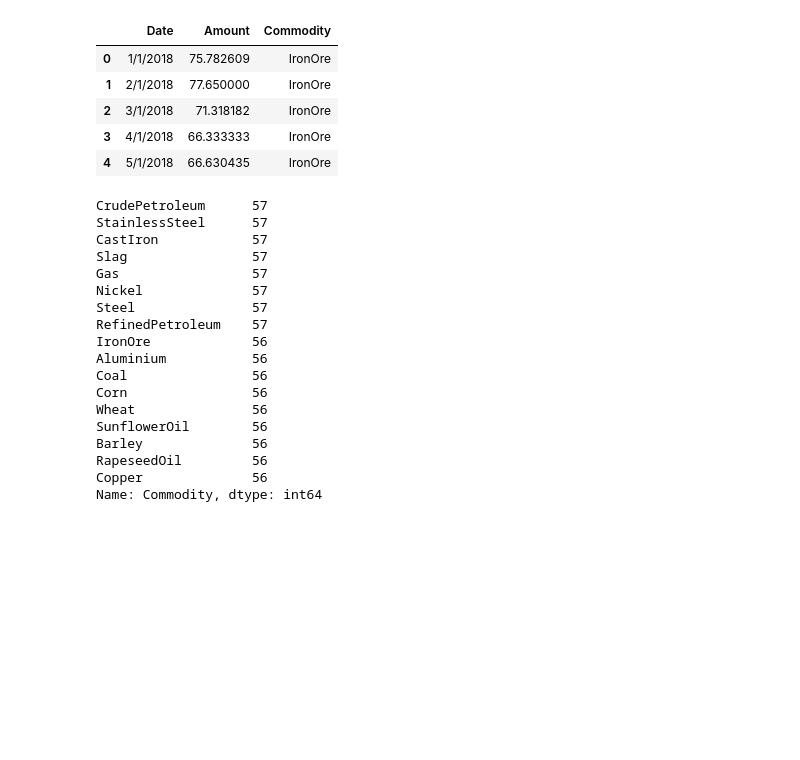
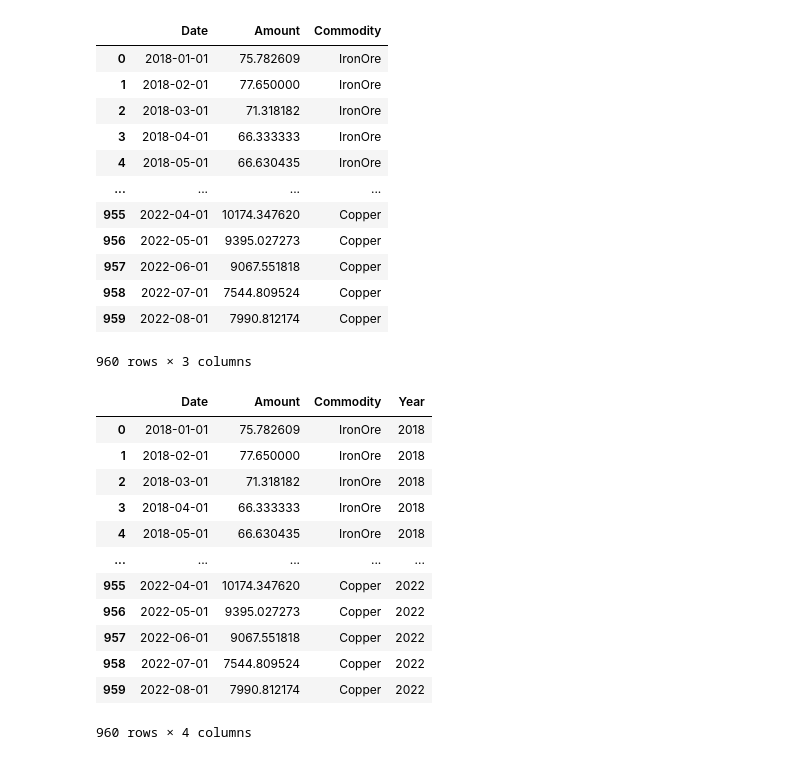
Before and after one commit to leezael/TeamTrifecta_CS504, a Jupyter notebook: scripts/commodity_prices.ipynb, the cells around one changed output. Saved outputs shown, nothing was run; the diff lists cells and outputs as text; code cells hidden in the pictures; blank space fills up the shorter version.

```diff
--- a/scripts/commodity_prices.ipynb
+++ b/scripts/commodity_prices.ipynb
@@ -6,35 +7,38 @@ import matplotlib.pyplot as plt #library used to create visualizations
 import csv
 # %%
 #read file
-filename = '/Users/dcolu/OneDrive/Documents/GitHub/TeamTrifecta_CS504/scripts/data/commodity_prices.csv'
+filename = 'data/commodity_prices.csv'
 df = pd.read_csv(filename, encoding = "ISO-8859-1")
-df.head()
+df["Date"] = pd.to_datetime(df["Date"])
+df
 # %% [output]
 |  | Date | Amount | Commodity |
-| 0 | 1/1/2018 | 75.782609 | IronOre |
-| 1 | 2/1/2018 | 77.650000 | IronOre |
-| 2 | 3/1/2018 | 71.318182 | IronOre |
-| 3 | 4/1/2018 | 66.333333 | IronOre |
-| 4 | 5/1/2018 | 66.630435 | IronOre |
+| 0 | 2018-01-01 | 75.782609 | IronOre |
+| 1 | 2018-02-01 | 77.650000 | IronOre |
+| 2 | 2018-03-01 | 71.318182 | IronOre |
+| 3 | 2018-04-01 | 66.333333 | IronOre |
+| 4 | 2018-05-01 | 66.630435 | IronOre |
+| ... | ... | ... | ... |
+| 955 | 2022-04-01 | 10174.347620 | Copper |
+| 956 | 2022-05-01 | 9395.027273 | Copper |
+| 957 | 2022-06-01 | 9067.551818 | Copper |
+| 958 | 2022-07-01 | 7544.809524 | Copper |
+| 959 | 2022-08-01 | 7990.812174 | Copper |
+960 rows × 3 columns
-# %%
-#explore data
-df['Commodity'].value_counts()
-# %% [output]
-CrudePetroleum      57
-StainlessSteel      57
-CastIron            57
-Slag                57
-Gas                 57
-Nickel              57
-Steel               57
-RefinedPetroleum    57
-IronOre             56
-Aluminium           56
-Coal                56
-Corn                56
-Wheat               56
-SunflowerOil        56
-Barley              56
-RapeseedOil         56
-Copper              56
-Name: Commodity, dtype: int64
+# %%
+df['Year'] = pd.DatetimeIndex(df['Date']).year
+df
+# %% [output]
+|  | Date | Amount | Commodity | Year |
+| 0 | 2018-01-01 | 75.782609 | IronOre | 2018 |
+| 1 | 2018-02-01 | 77.650000 | IronOre | 2018 |
+| 2 | 2018-03-01 | 71.318182 | IronOre | 2018 |
+| 3 | 2018-04-01 | 66.333333 | IronOre | 2018 |
+| 4 | 2018-05-01 | 66.630435 | IronOre | 2018 |
+| ... | ... | ... | ... | ... |
+| 955 | 2022-04-01 | 10174.347620 | Copper | 2022 |
+| 956 | 2022-05-01 | 9395.027273 | Copper | 2022 |
+| 957 | 2022-06-01 | 9067.551818 | Copper | 2022 |
+| 958 | 2022-07-01 | 7544.809524 | Copper | 2022 |
+| 959 | 2022-08-01 | 7990.812174 | Copper | 2022 |
+960 rows × 4 columns
```
Also changed, not shown: parts of 39 cells of this notebook, 14 other files.
